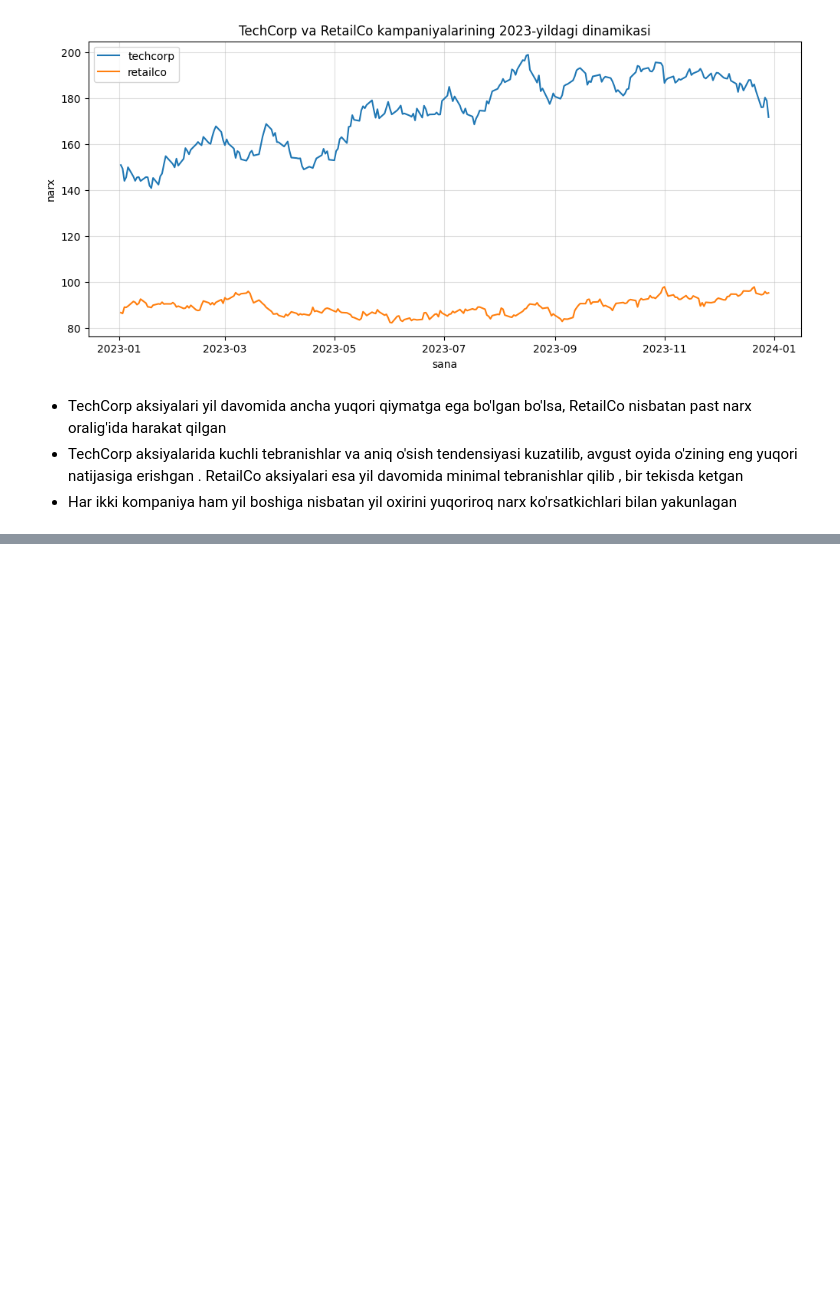
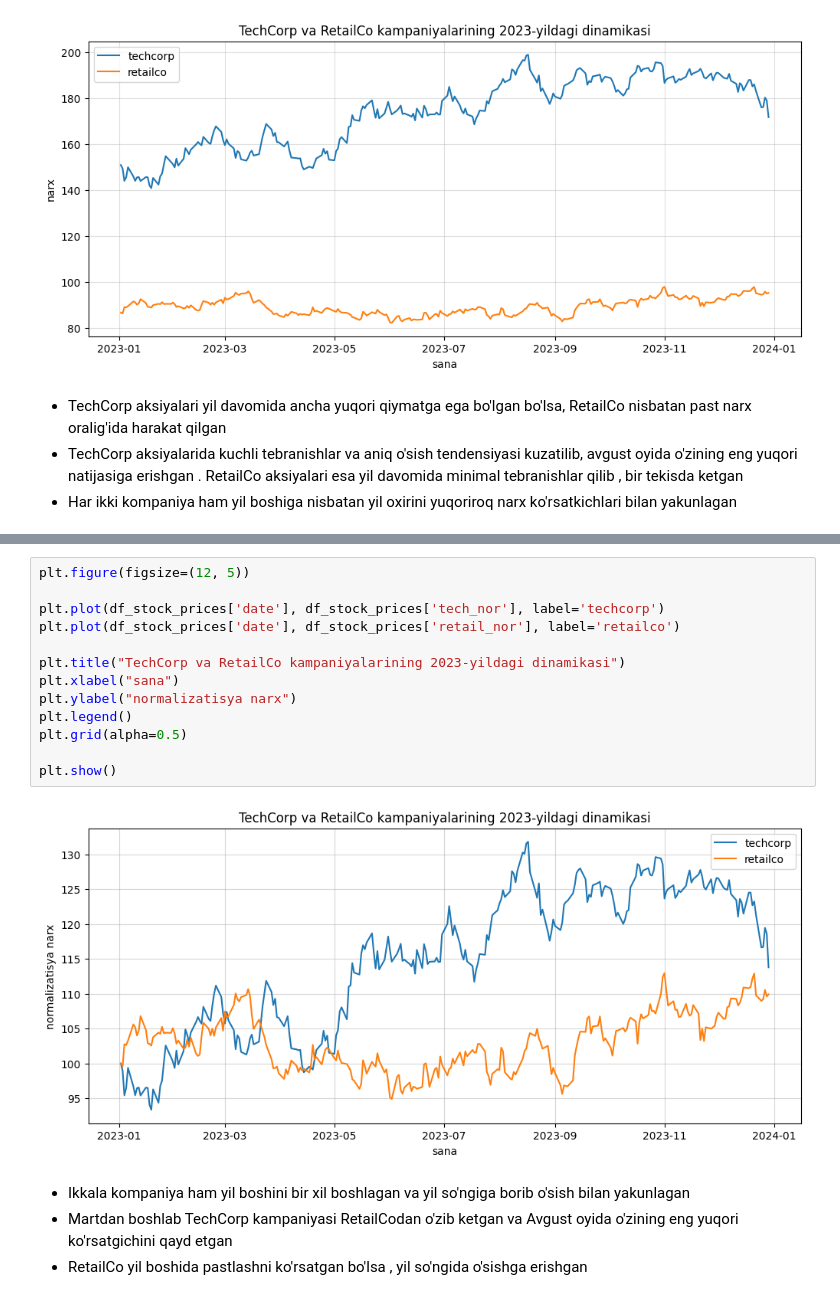
Before and after one commit to izzat-ai/learning-ai, a Jupyter notebook: data_visualization/matplotlib/multiple_plots.ipynb, the cells around one changed output, grey strips where cells are left out. Saved outputs shown, nothing was run; the diff lists cells and outputs as text; blank space fills up the shorter version.

```diff
--- a/data_visualization/matplotlib/multiple_plots.ipynb
+++ b/data_visualization/matplotlib/multiple_plots.ipynb
@@ -81,0 +86,19 @@ dtype: float64
+# %%
+plt.figure(figsize=(12, 5))
+
+plt.plot(df_stock_prices['date'], df_stock_prices['tech_nor'], label='techcorp')
+plt.plot(df_stock_prices['date'], df_stock_prices['retail_nor'], label='retailco')
+
+plt.title("TechCorp va RetailCo kampaniyalarining 2023-yildagi dinamikasi")
+plt.xlabel("sana")
+plt.ylabel("normalizatisya narx")
+plt.legend()
+plt.grid(alpha=0.5)
+
+plt.show()
+# %% [output]
+[figure, added]
+# %% [markdown]
+- Ikkala kompaniya ham yil boshini bir xil boshlagan va yil so'ngiga borib o'sish bilan yakunlagan
+- Martdan boshlab TechCorp kampaniyasi RetailCodan o'zib ketgan va Avgust oyida o'zining eng yuqori ko'rsatgichini qayd etgan
+- RetailCo yil boshida pastlashni ko'rsatgan bo'lsa , yil so'ngida o'sishga erishgan
```
Also changed, not shown: parts of 5 cells of this notebook.
